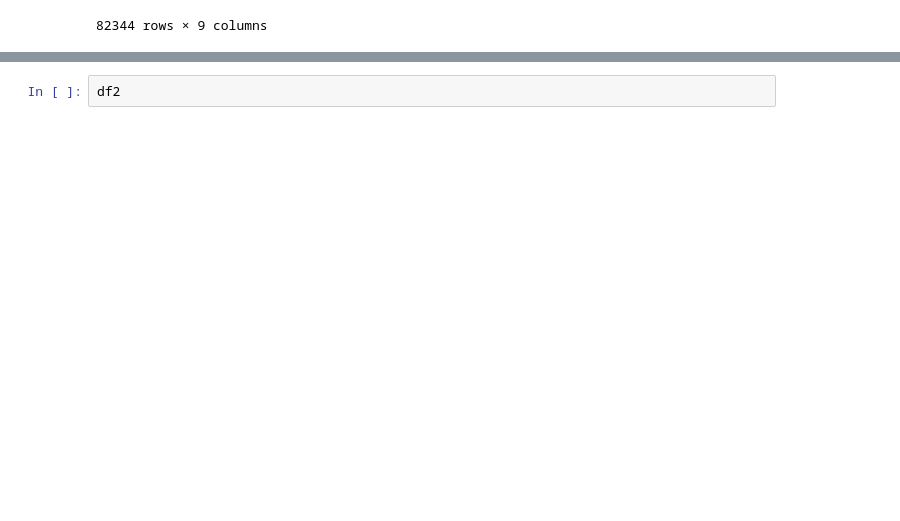
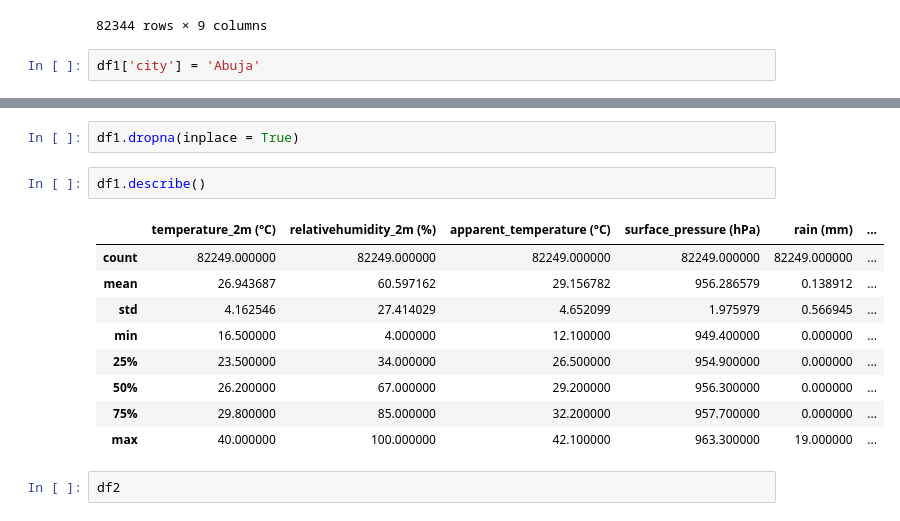
Before and after one commit to bakasheddy/Wheather_wiz, a Jupyter notebook: notebook.ipynb, the cells around one changed output, grey strips where cells are left out. Saved outputs shown, nothing was run; the diff lists cells and outputs as text; blank space fills up the shorter version.

```diff
--- a/notebook.ipynb
+++ b/notebook.ipynb
@@ -24,3 +24,5 @@ df1
 | 82342 | 2023-05-24T22:00 | NaN | NaN | NaN | NaN | ... |
 | 82343 | 2023-05-24T23:00 | NaN | NaN | NaN | NaN | ... |
 82344 rows × 9 columns
+# %%
+df1['city'] = 'Abuja'
@@ -27,3 +63,17 @@ df1
+# %%
+df1.dropna(inplace = True)
+# %%
+df1.describe()
+# %% [output]
+|  | temperature_2m (°C) | relativehumidity_2m (%) | apparent_temperature (°C) | surface_pressure (hPa) | rain (mm) | ... |
+| count | 82249.000000 | 82249.000000 | 82249.000000 | 82249.000000 | 82249.000000 | ... |
+| mean | 26.943687 | 60.597162 | 29.156782 | 956.286579 | 0.138912 | ... |
+| std | 4.162546 | 27.414029 | 4.652099 | 1.975979 | 0.566945 | ... |
+| min | 16.500000 | 4.000000 | 12.100000 | 949.400000 | 0.000000 | ... |
+| 25% | 23.500000 | 34.000000 | 26.500000 | 954.900000 | 0.000000 | ... |
+| 50% | 26.200000 | 67.000000 | 29.200000 | 956.300000 | 0.000000 | ... |
+| 75% | 29.800000 | 85.000000 | 32.200000 | 957.700000 | 0.000000 | ... |
+| max | 40.000000 | 100.000000 | 42.100000 | 963.300000 | 19.000000 | ... |
 # %%
 df2
 # %% [output]
```
Also changed, not shown: parts of 2 cells of this notebook.
